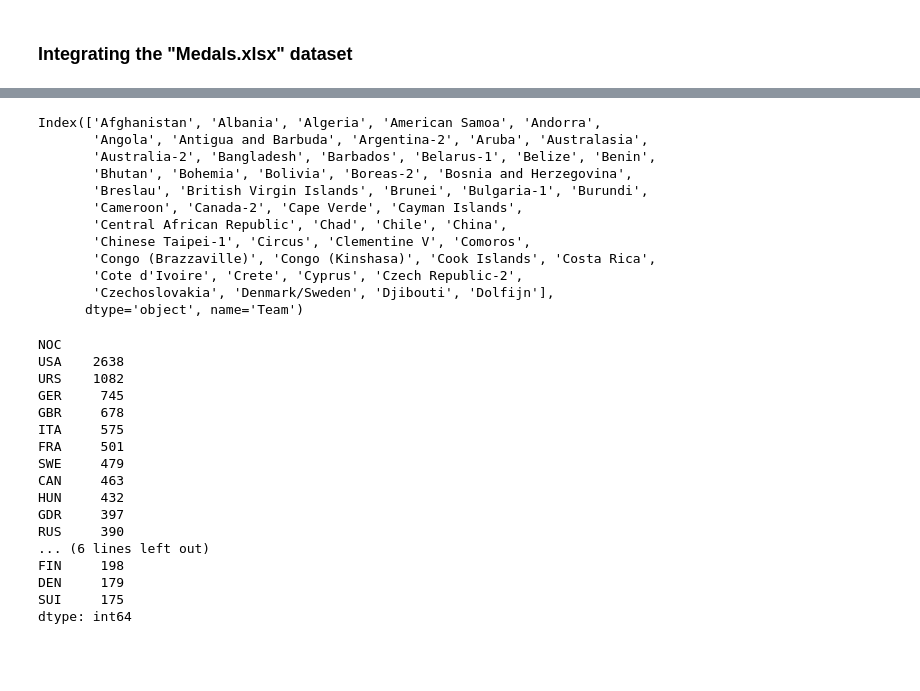
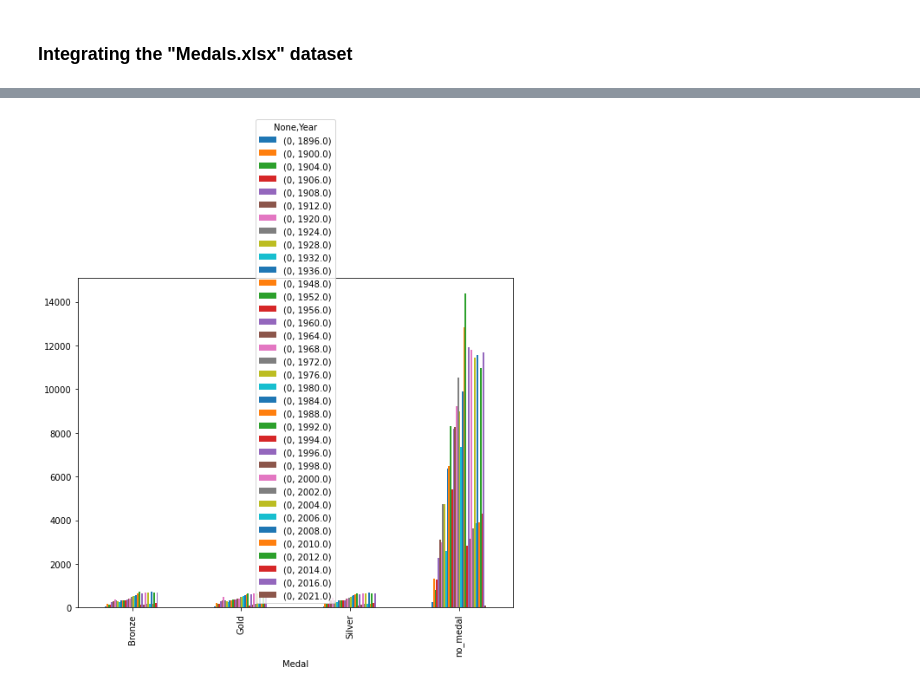
Before and after one commit to vitaminsofsalem/Data_Engineering_Milestone_1, a Jupyter notebook: Olympic_Exploration.ipynb, the cells around one changed output, grey strips where cells are left out. Saved outputs shown, nothing was run; the diff lists cells and outputs as text; code cells hidden in the pictures; blank space fills up the shorter version.

```diff
--- a/Olympic_Exploration.ipynb
+++ b/Olympic_Exploration.ipynb
@@ -396,12 +485,26 @@ medals_df[medals_df['Team'] == 'United States of America']
 # %%
-total_merge_df = merged_df.merge(medals_df, how='outer', on='Team')
-total_merge_df.drop(['ID','Name','Sex','Age','Height','Weight','Games','Season','City','Sport','Event','Notes'], axis=1, inplace=True)
-# man = cat.loc[cat['Gold'].isna()].drop_duplicates(subset=['NOC'])
+#total_merge_df = merged_df.merge(medals_df, how='outer', on='Team')
+total_merge_df= merged_df.drop(columns=['ID', 'Name', 'Sex', 'Age', 'Height', 'Weight', 'Games', 'Season', 'City', 'Sport', 'Event', 'Notes'], axis= 1)
 total_merge_df.info()
-#display(total_merge_df[total_merge_df['Team'] == "People's Republic of China"])
-total_merge_df.drop_duplicates(subset=['Team','NOC'], inplace=True)
-display(total_merge_df.head(10))
-#total_merge_df[total_merge_df['Team'] == "People's Republic of China"]
-total_merge_df.head(10)
+medals_noc_df = pd.concat([total_merge_df, medals_df],ignore_index=True)
+MissingValues.arbitrary_value_imputer(medals_noc_df, 'Medal', 'no_medal')
+medals_noc_df.head(10)
+
+MissingValues.arbitrary_value_imputer(medals_noc_df, 'Gold', 0)
+MissingValues.arbitrary_value_imputer(medals_noc_df, 'Silver', 0)
+MissingValues.arbitrary_value_imputer(medals_noc_df, 'Bronze', 0)
+MissingValues.arbitrary_value_imputer(medals_noc_df, 'Total', 0)
+medals_noc_df.head(10)
+
+for row in medals_noc_df.index:
+    if(medals_noc_df['Medal'][row] == 'Gold'):
+        medals_noc_df['Gold'][row] +=1
+        medals_noc_df['Total'][row] +=1
+    if(medals_noc_df['Medal'][row] == 'Silver'):
+        medals_noc_df['Silver'][row] +=1
+        medals_noc_df['Total'][row] +=1
+    if(medals_noc_df['Medal'][row] == 'Bronze'):
+        medals_noc_df['Bronze'][row] +=1
+        medals_noc_df['Total'][row] +=1
 # %% [output]
 <class 'pandas.core.frame.DataFrame'>
@@ -446,35 +521,10 @@ memory usage: 22.8+ MB
-# %%
-woman.index[:50]
-# %% [output]
-Index(['Afghanistan', 'Albania', 'Algeria', 'American Samoa', 'Andorra',
-       'Angola', 'Antigua and Barbuda', 'Argentina-2', 'Aruba', 'Australasia',
-       'Australia-2', 'Bangladesh', 'Barbados', 'Belarus-1', 'Belize', 'Benin',
-       'Bhutan', 'Bohemia', 'Bolivia', 'Boreas-2', 'Bosnia and Herzegovina',
-       'Breslau', 'British Virgin Islands', 'Brunei', 'Bulgaria-1', 'Burundi',
-       'Cameroon', 'Canada-2', 'Cape Verde', 'Cayman Islands',
-       'Central African Republic', 'Chad', 'Chile', 'China',
-       'Chinese Taipei-1', 'Circus', 'Clementine V', 'Comoros',
-       'Congo (Brazzaville)', 'Congo (Kinshasa)', 'Cook Islands', 'Costa Rica',
-       'Cote d'Ivoire', 'Crete', 'Cyprus', 'Czech Republic-2',
-       'Czechoslovakia', 'Denmark/Sweden', 'Djibouti', 'Dolfijn'],
-      dtype='object', name='Team')
-# %%
-merged_df[merged_df['Medal'] == 'Gold'].groupby('NOC').size().sort_values(ascending=False)[:20]
-# %% [output]
-NOC
-USA    2638
-URS    1082
-GER     745
-GBR     678
-ITA     575
-FRA     501
-SWE     479
-CAN     463
-HUN     432
-GDR     397
-RUS     390
-... (6 lines left out)
-FIN     198
-DEN     179
-SUI     175
-dtype: int64
+# %%
+medals_noc_df.sort_values('Year', ascending=True).head(20)
+
+grouped = medals_noc_df.sort_values(['Year'], ascending=False).groupby(['Year','Medal']).size().to_frame()
+pd.reset_option('^display.', silent=True)
+
+ax = grouped.unstack(level=0).plot(kind='bar', figsize=(9, 7))
+plt.show()
+# %% [output]
+[figure, added]
```
Also changed, not shown: parts of 13 cells of this notebook, 1 other file.
